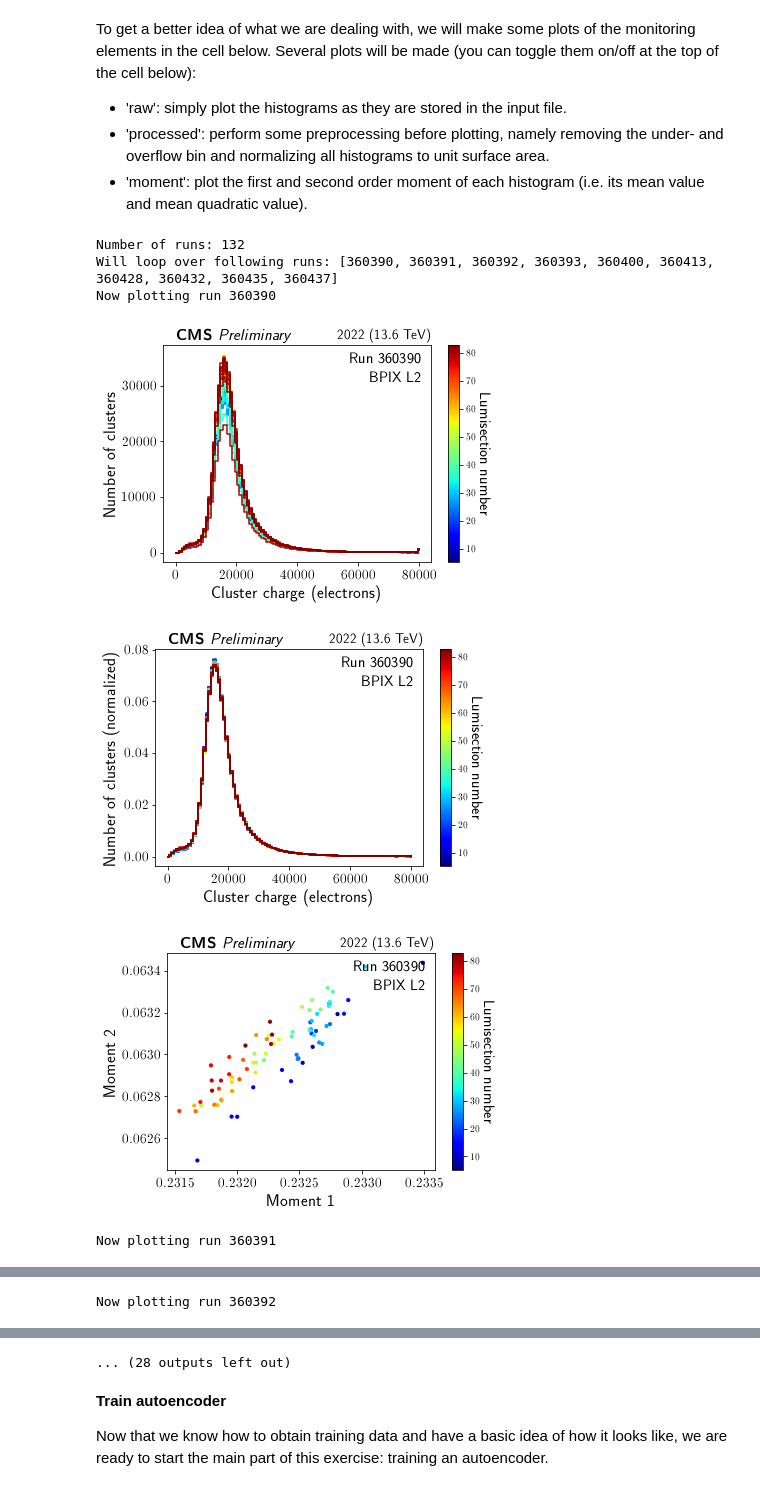
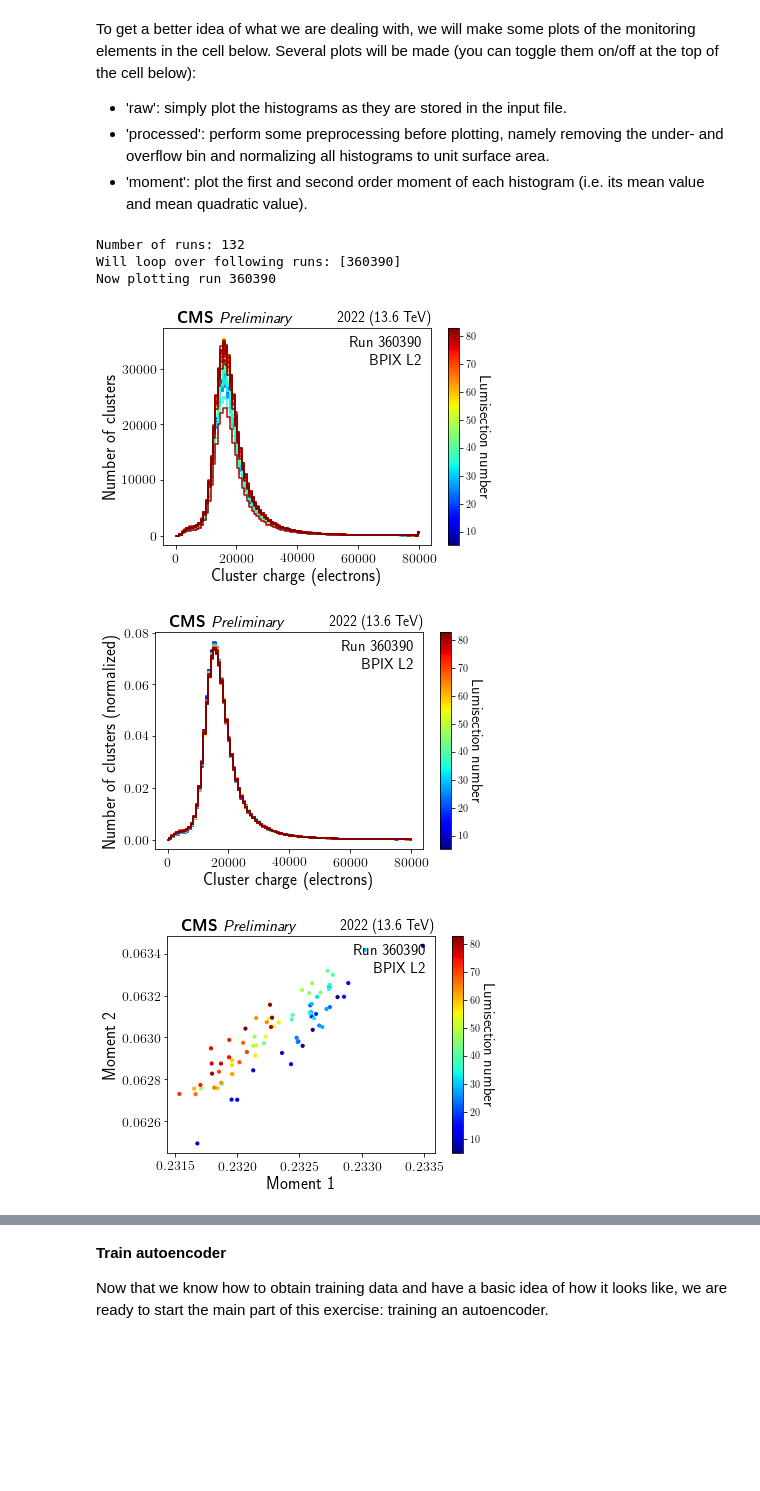
Before and after one commit to CMSTrackerDPG/ML4DQMPODASExercise, a Jupyter notebook: exercise1.ipynb, the cells around one changed output, grey strips where cells are left out. Drawn from its saved outputs; the diff is of its cells as text; code cells hidden in the pictures; blank space fills up the shorter version.

```diff
--- a/exercise1.ipynb
+++ b/exercise1.ipynb
@@ -201,7 +199,7 @@ extratextdict = {"PixelPhase1/Tracks/PXBarrel/charge_PXLayer_2": "BPIX L2"}
 ### read the data
 
 # define input file
-filename = '/eos/user/l/llambrec/public/podas2023/ZeroBias_Run2022F_charge_PXLayer_2.parquet'
+filename = '/nfs/dust/cms/group/cmsdas2023/TRK-DQM/ZeroBias_Run2022F_charge_PXLayer_2.csv'
 histname = 'PixelPhase1/Tracks/PXBarrel/charge_PXLayer_2'
 
 # load the data
@@ -237,7 +235,7 @@ plot_moment = True
 # start loop over runs
 runs = dfu.get_runs(df)
 print('Number of runs: {}'.format(len(runs)))
-runs = runs[:10] # subselect runs for speed
+runs = runs[:1] # subselect runs for speed
 print('Will loop over following runs: {}'.format(runs))
 for run in runs:
     print('Now plotting run {}'.format(run))
@@ -276,35 +274,35 @@ for run in runs:
         pu.add_cms_label( ax, pos=(0.05,1.01), extratext='Preliminary', fontsize=16 )
         pu.add_text( ax, 'Run {}'.format(run), (0.97,0.9), fontsize=15, horizontalalignment='right' )
         pu.add_text( ax, extratextdict[histname], (0.97,0.82), fontsize=15, horizontalalignment='right' )
         pu.add_text( ax, '2022 (13.6 TeV)', (1,1.01), fontsize=14, horizontalalignment='right' )
         plt.show()
 
     # get moments
     if plot_moment:
         nmoments = 2
         moments = np.zeros((len(hists),nmoments))
         xmin = 0. # some sort of normalization
         xmax = 1. # some sort of normalization
         nbins = hists.shape[1]
         binwidth = (xmax-xmin)/nbins
         bins = np.linspace(xmin+binwidth/2,xmax-binwidth/2,num=nbins,endpoint=True)
         for i in range(1,nmoments+1):
             moments[:,i-1] = hu.moment(bins,hists,i)
         fix,ax = pu.plot_moments(moments, ls, (0,1),
                                 xaxtitlesize=17,
                                 yaxtitlesize=17,
                                 caxtitle = 'Lumisection number', caxtitlesize=15, caxtitleoffset=15,
                                 ticksize=14)
         pu.add_cms_label( ax, pos=(0.05,1.01), extratext='Preliminary', fontsize=16 )
         pu.add_text( ax, 'Run {}'.format(run), (0.97,0.9), fontsize=15, horizontalalignment='right' )
         pu.add_text( ax, extratextdict[histname], (0.97,0.82), fontsize=15, horizontalalignment='right' )
         pu.add_text( ax, '2022 (13.6 TeV)', (1,1.01), fontsize=14, horizontalalignment='right' )
         plt.show()
+plt.close('all')
 # %% [output]
 Number of runs: 132
-Will loop over following runs: [360390, 360391, 360392, 360393, 360400, 360413, 360428, 360432, 360435, 360437]
+Will loop over following runs: [360390]
 Now plotting run 360390
-[figure, old version]
+[figure, new version]
-[figure, old version]
+[figure, new version]
-[figure, old version]
+[figure, new version]
-Now plotting run 360391
@@ -314 +308,0 @@ Now plotting run 360391
-Now plotting run 360392
@@ -318,4 +309,3 @@ Now plotting run 360392
-... (28 outputs left out)
 # %% [markdown]
 **Train autoencoder**
 
```
Also changed, not shown: parts of 42 cells of this notebook.
